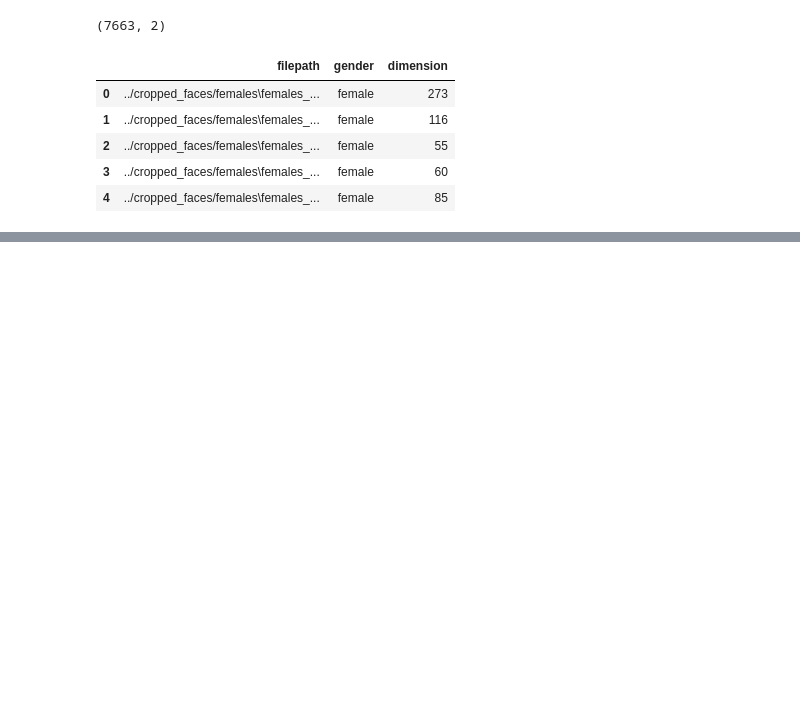
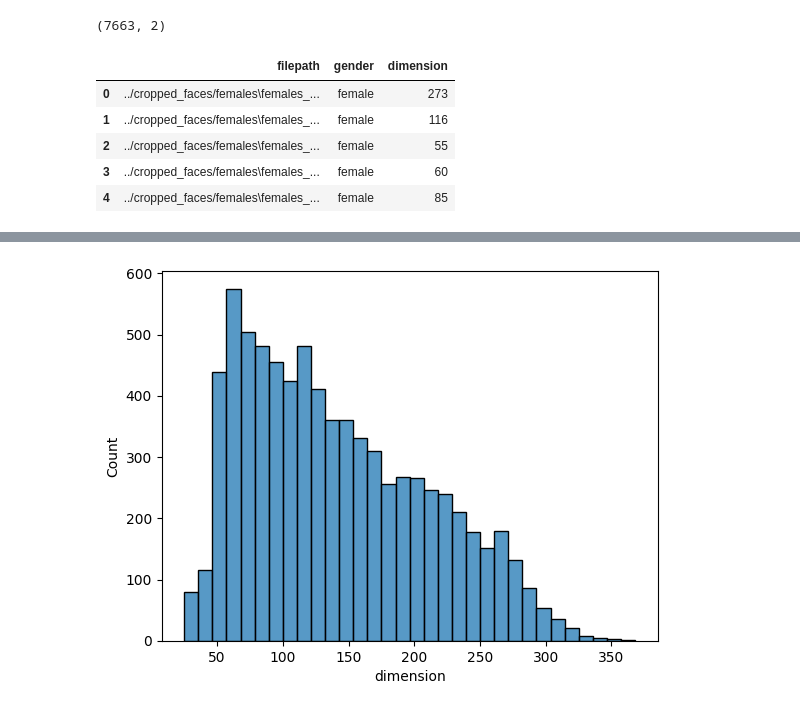
Before and after one commit to HerbertNtim/facelens_ds_ml, a Jupyter notebook: notebooks/02_GRM_data_preprocessing_EDA.ipynb, the cells around one changed output, grey strips where cells are left out. Saved outputs shown, nothing was run; the diff lists cells and outputs as text; code cells hidden in the pictures; blank space fills up the shorter version.

```diff
--- a/notebooks/02_GRM_data_preprocessing_EDA.ipynb
+++ b/notebooks/02_GRM_data_preprocessing_EDA.ipynb
@@ -58,0 +91,4 @@ faces_dataframe.head()
+# %%
+sns.histplot(faces_dataframe['dimension']);
+# %% [output]
+[figure, added]
```
Also changed, not shown: parts of 7 cells of this notebook.
